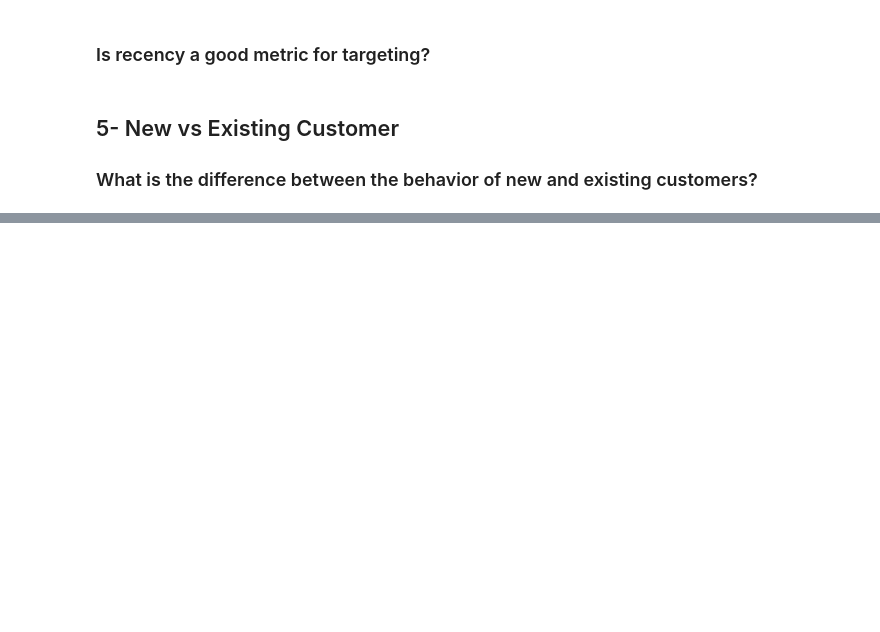
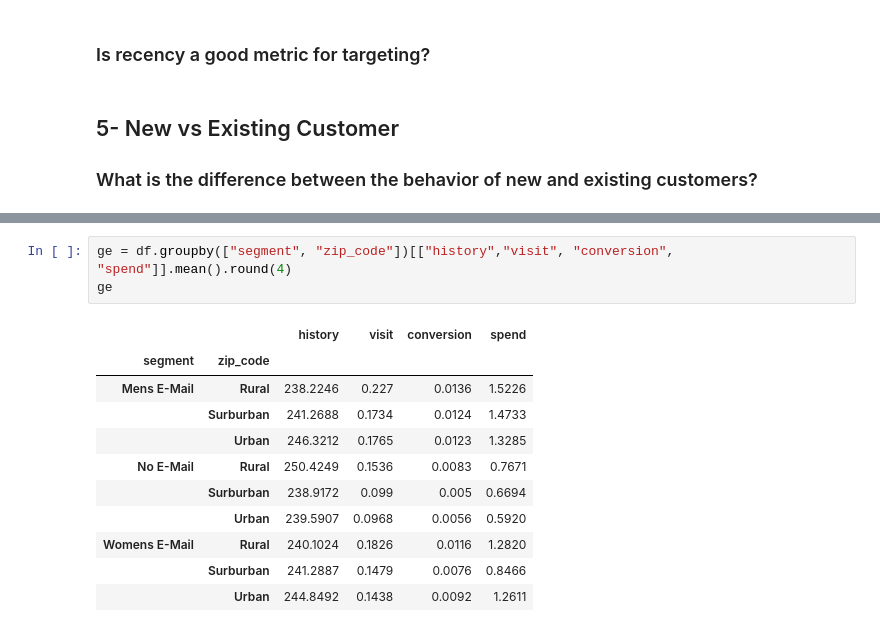
Before and after one commit to Fatemenamdar20/Project02-Customer-Analytics, a Jupyter notebook: Customer-Analytics.ipynb, the cells around one changed output, grey strips where cells are left out. Drawn from its saved outputs; the diff is of its cells as text; blank space fills up the shorter version.

```diff
--- a/Customer-Analytics.ipynb
+++ b/Customer-Analytics.ipynb
@@ -428,0 +440,15 @@ newbie
+# %%
+ge = df.groupby(["segment", "zip_code"])[["history","visit", "conversion", "spend"]].mean().round(4)
+ge
+# %% [output]
+|  |  | history | visit | conversion | spend |
+| segment | zip_code |  |  |  |  |
+| Mens E-Mail | Rural | 238.2246 | 0.227 | 0.0136 | 1.5226 |
+|  | Surburban | 241.2688 | 0.1734 | 0.0124 | 1.4733 |
+|  | Urban | 246.3212 | 0.1765 | 0.0123 | 1.3285 |
+| No E-Mail | Rural | 250.4249 | 0.1536 | 0.0083 | 0.7671 |
+|  | Surburban | 238.9172 | 0.099 | 0.005 | 0.6694 |
+|  | Urban | 239.5907 | 0.0968 | 0.0056 | 0.5920 |
+| Womens E-Mail | Rural | 240.1024 | 0.1826 | 0.0116 | 1.2820 |
+|  | Surburban | 241.2887 | 0.1479 | 0.0076 | 0.8466 |
+|  | Urban | 244.8492 | 0.1438 | 0.0092 | 1.2611 |
```
Also changed, not shown: parts of 8 cells of this notebook.
